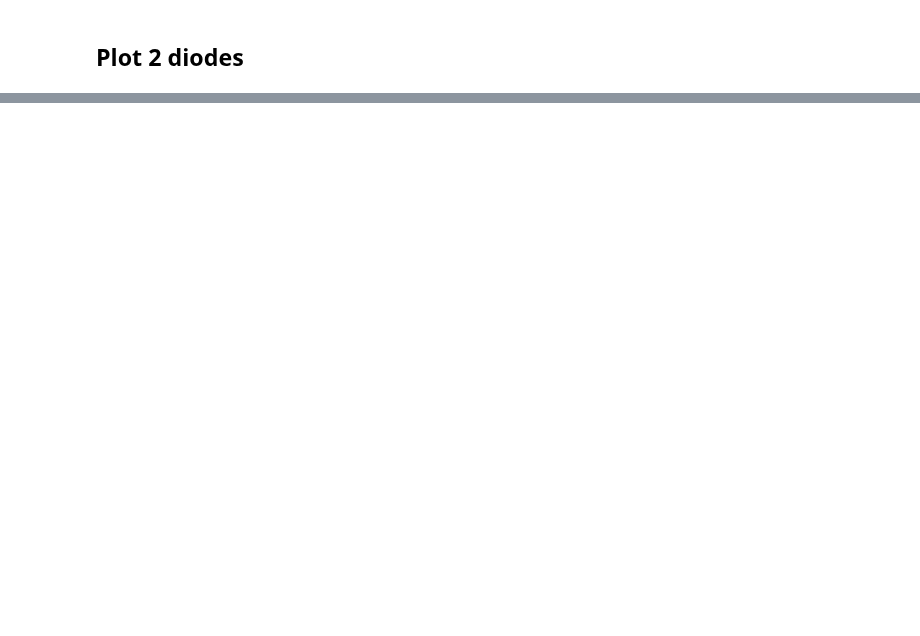
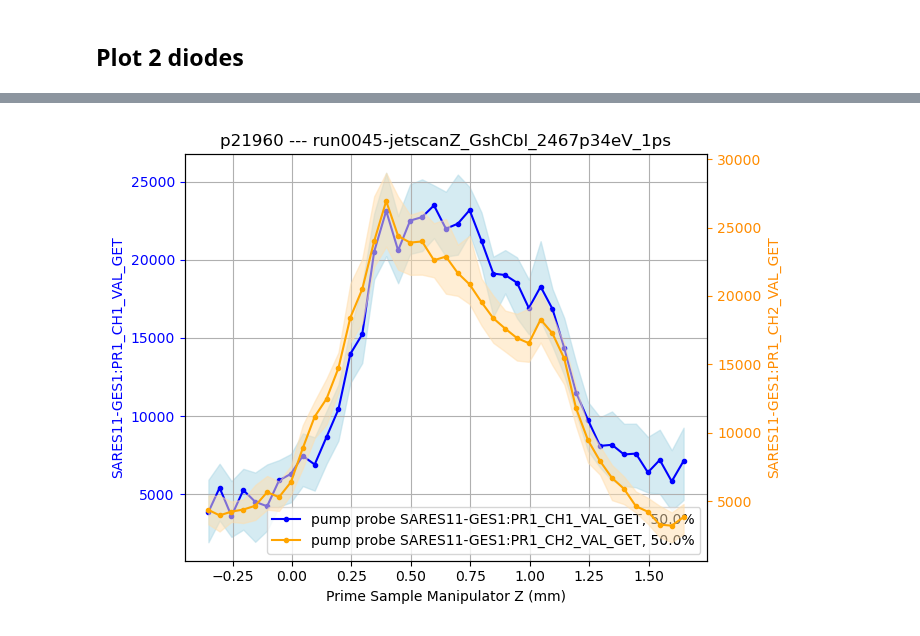
Before and after one commit to paulscherrerinstitute/alvra_beamline_scripts, a Jupyter notebook: Jet_scans_noPP.ipynb, the cells around one changed output, grey strips where cells are left out. Cells and saved outputs as stored; diff of their text form; code cells hidden in the pictures; blank space fills up the shorter version.

```diff
--- a/Jet_scans_noPP.ipynb
+++ b/Jet_scans_noPP.ipynb
@@ -192,0 +195,16 @@ plt.show()
+# %%
+quantile_corr = 0.5
+
+detector_XAS_1 = channel_diode_1
+detector_XAS_2 = channel_diode_2
+detector_Izero = channel_Izero122
+#######################################################################################################
+from sfdata import SFScanInfo
+try:
+    scan = SFScanInfo(jsonfile)
+    scan = remove_JF_from_scan(scan)
+
+    _, _, pp1, _, _, pp2, I0p, I0u, c1, c2, rbk, goodshots1, goodshots2 = \
+    XAS_scanPP_2diodes_noTT(scan, detector_XAS_1, detector_XAS_2, detector_Izero, quantile_corr)
+except:
+    print ('==> json file not yet ready!! <==')
@@ -192,0 +229,69 @@ plt.show()
+# %%
+pp_1 = pp1[:,0]
+err_low_pp_1 = pp1[:,1]
+err_high_pp_1 = pp1[:,2]
+
+pp_2 = pp2[:,0]
+err_low_pp_2 = pp2[:,1]
+err_high_pp_2 = pp2[:,2]
+
+###########################################
+
+fit = Fit(gaussian, estimate_gaussian_parameters)
+
+fit.estimate(Position_mm, pp_1)            # this sets some internal params
+#fit.p0 = better_p0(fit.p0, 0, 210.42) # overwrite some values (index) if needed:
+fit.fit(Position_mm, pp_1)                  # calculate the fit
+Int_fit1 = fit.eval(Position_mm)            # evaluate the curve for plotting
+center1 = fit.popt[0]
+width1 = fit.popt[2]*2.355
+
+fit.estimate(Position_mm, pp_2)            # this sets some internal params
+#fit.p0 = better_p0(fit.p0, 0, 210.42) # overwrite some values (index) if needed:
+fit.fit(Position_mm, pp_2)                  # calculate the fit
+Int_fit2 = fit.eval(Position_mm)            # evaluate the curve for plotting
+center2 = fit.popt[0]
+width2 = fit.popt[2]*2.355
+
+###########################################
+
+fig = plt.figure(figsize = (7,5))
+
+ax1 = fig.add_subplot(111)
+ax2 = plt.twinx(ax1)
+
+#ax2._get_lines.prop_cycler = ax1._get_lines.prop_cycler
+
+lns1 = ax1.plot(Position_mm, pp_1, label='pump probe '+detector_XAS_1+', {}%'.format(quantile_corr*100),marker='.', color='b')
+ax1.fill_between(Position_mm, err_low_pp_1, err_high_pp_1, color='lightblue', alpha = 0.5)
+#ax1.plot(Position_mm, Int_fit1, color='navy')
+
+lns2 = ax2.plot(Position_mm, pp_2, label='pump probe '+detector_XAS_2+', {}%'.format(quantile_corr*100),marker='.', color='orange')
+ax2.fill_between(Position_mm, err_low_pp_2, err_high_pp_2, color='navajowhite', alpha = 0.5)
+#ax2.plot(Position_mm, Int_fit2, color='coral')
+
+
+plt.title(titlestring)
+
+ax1.set_xlabel("{} ({})".format(label, units))
+
+#ax1.set_ylabel ("Normalized intensity diode1")
+ax1.set_ylabel(detector_XAS_1)
+ax1.tick_params(axis='y', colors='b')
+ax1.yaxis.label.set_color('b')
+
+#ax2.set_ylabel ("Normalized intensity diode2")
+ax2.set_ylabel(detector_XAS_2)
+ax2.tick_params(axis='y', colors='darkorange')
+ax2.yaxis.label.set_color('darkorange')
+
+
+leg = lns1 + lns2
+labels = [l.get_label() for l in leg]
+ax1.legend(leg, labels, loc='best')
+#ax1.axvline(6.615)
+ax1.grid()
+plt.tight_layout()
+plt.show()
+# %% [output]
+[figure, added]
```
Also changed, not shown: parts of 6 cells of this notebook, 9 other files.
